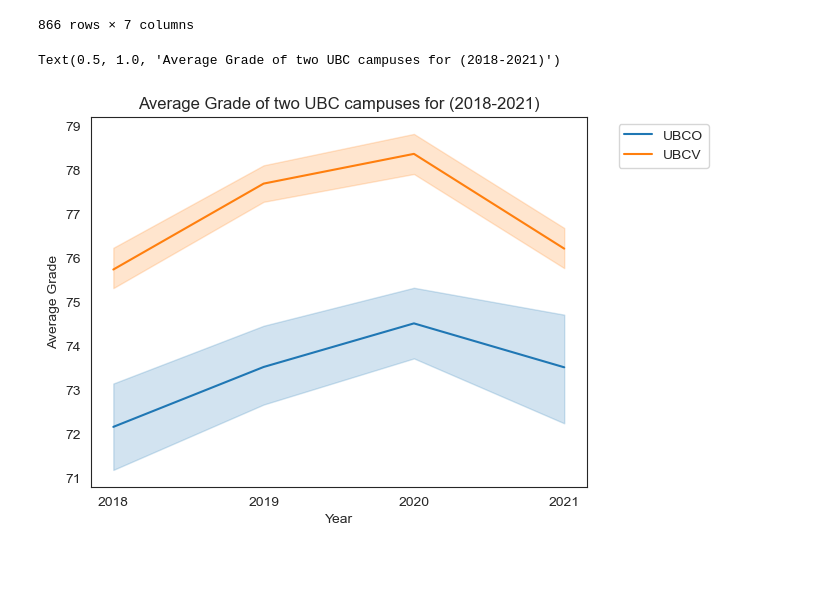
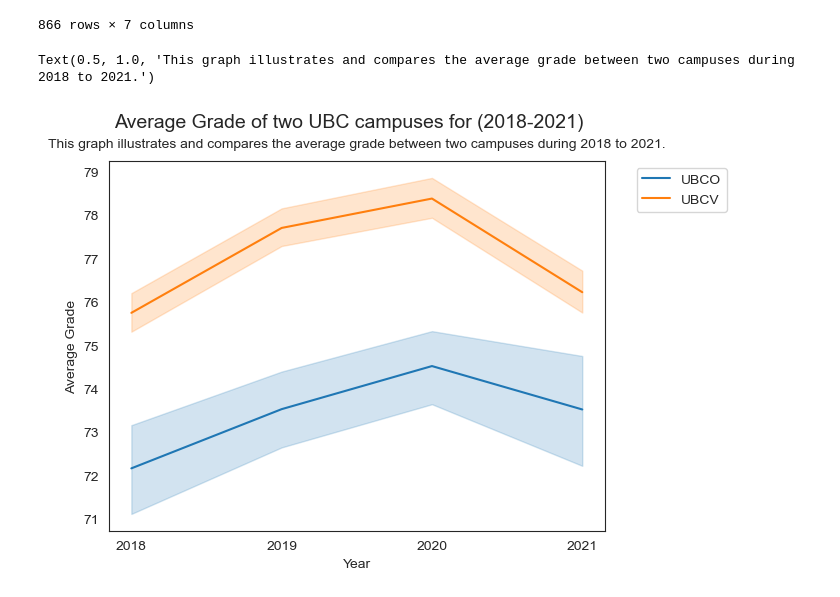
Before and after one commit to ubco-W2022T2-data301/project-group-group03, a Jupyter notebook: analysis/analysis3.ipynb, the cells around one changed output. Saved outputs shown, nothing was run; the diff lists cells and outputs as text; code cells hidden in the pictures; blank space fills up the shorter version.

```diff
--- a/analysis/analysis3.ipynb
+++ b/analysis/analysis3.ipynb
@@ -31,16 +31,21 @@ df
 | 865 | 2021.0 | POLI | 492.0 | 86.0 | 86.0 | 92.0 | 76.0 |
 866 rows × 7 columns
 # %%
+df = pd.read_csv('../data/raw/rawdata.csv')
+df
 plot1 = sns.lineplot(x='Year', y='Avg', data=df,hue='Campus')
 sns.set_style("white")
 plt.xticks([2018, 2019, 2020, 2021])
 plt.legend(bbox_to_anchor=(1.05, 1), loc='upper left')
 plt.ylabel('Average Grade')
-plt.title('Average Grade of two UBC campuses for (2018-2021)')
+main_title = 'Average Grade of two UBC campuses for (2018-2021)'
+description = "This graph illustrates and compares the average grade between two campuses during 2018 to 2021."
+plt.suptitle(main_title, fontsize=14)
+plt.title(description, fontsize=10, pad=10)
 #This graph illustrates and compares the average grade between two campuses during 2018 to 2021.
 # %% [output]
-Text(0.5, 1.0, 'Average Grade of two UBC campuses for (2018-2021)')
+Text(0.5, 1.0, 'This graph illustrates and compares the average grade between two campuses during 2018 to 2021.')
-[figure, old version]
+[figure, new version]
 # %%
 ymin = np.floor(df["Avg"].min())
 ymax = np.ceil(df["Avg"].max())
```
Also changed, not shown: parts of 3 cells of this notebook.
